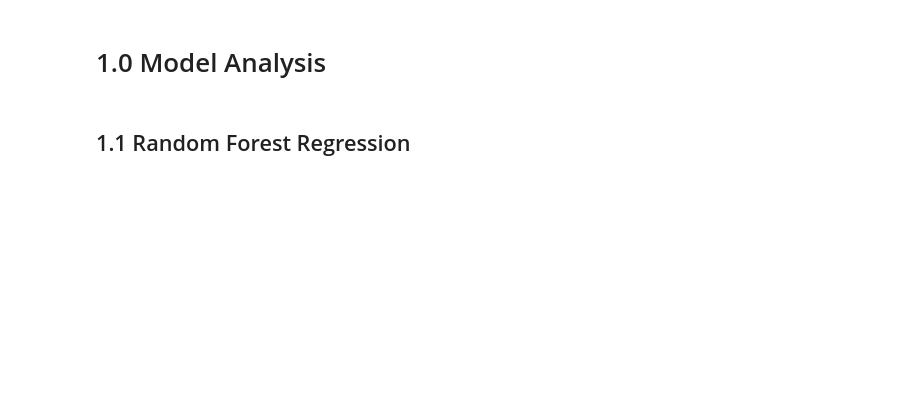
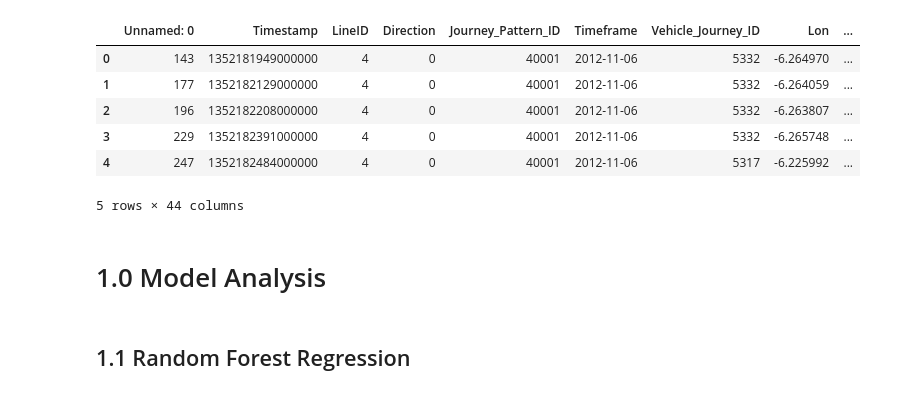
Before and after one commit to andrew-ocallaghan-ie/The11thHour, a Jupyter notebook: DublinBusApp/data_analytics/bus_route4_model_analysis.ipynb, the cells around one changed output. Drawn from its saved outputs; the diff is of its cells as text; code cells hidden in the pictures; blank space fills up the shorter version.

```diff
--- a/DublinBusApp/data_analytics/bus_route4_model_analysis.ipynb
+++ b/DublinBusApp/data_analytics/bus_route4_model_analysis.ipynb
@@ -1,30 +1,41 @@
 # %%
 # The ultimate target feature: time from one stop to another
 
 # Imports
 import pandas as pd
 import numpy as np
 from datetime import date, datetime
 from patsy import dmatrices
 import seaborn as sns
 import matplotlib.pyplot as plt
 import matplotlib.patches as mpatches
 %matplotlib inline
 from sklearn.linear_model import LogisticRegression
 from sklearn import metrics
 from sklearn.tree import export_graphviz, DecisionTreeRegressor, DecisionTreeClassifier
 from sklearn.ensemble import RandomForestClassifier, RandomForestRegressor
 from sklearn import preprocessing
 from sklearn.pipeline import make_pipeline
 from sklearn.tree import export_graphviz
 from sklearn import tree
 from sklearn.model_selection import GridSearchCV, train_test_split, cross_val_score
 from sklearn.metrics import mean_squared_error, r2_score
 from sklearn.externals import joblib
 from statsmodels.formula.api import ols
+from numpy import loadtxt
+
 
 # Read csv file into a dataframe.
-df = pd.read_csv('clean142.csv')
+df = pd.read_csv('csv_data/beta4.csv')
+df.head()
+# %% [output]
+|  | Unnamed: 0 | Timestamp | LineID | Direction | Journey_Pattern_ID | Timeframe | Vehicle_Journey_ID | Lon | ... |
+| 0 | 143 | 1352181949000000 | 4 | 0 | 40001 | 2012-11-06 | 5332 | -6.264970 | ... |
+| 1 | 177 | 1352182129000000 | 4 | 0 | 40001 | 2012-11-06 | 5332 | -6.264059 | ... |
+| 2 | 196 | 1352182208000000 | 4 | 0 | 40001 | 2012-11-06 | 5332 | -6.263807 | ... |
+| 3 | 229 | 1352182391000000 | 4 | 0 | 40001 | 2012-11-06 | 5332 | -6.265748 | ... |
+| 4 | 247 | 1352182484000000 | 4 | 0 | 40001 | 2012-11-06 | 5317 | -6.225992 | ... |
+5 rows × 44 columns
 # %% [markdown]
 # 1.0 Model Analysis
 # %% [markdown]
```
Also changed, not shown: parts of 13 cells of this notebook, 5 other files.
